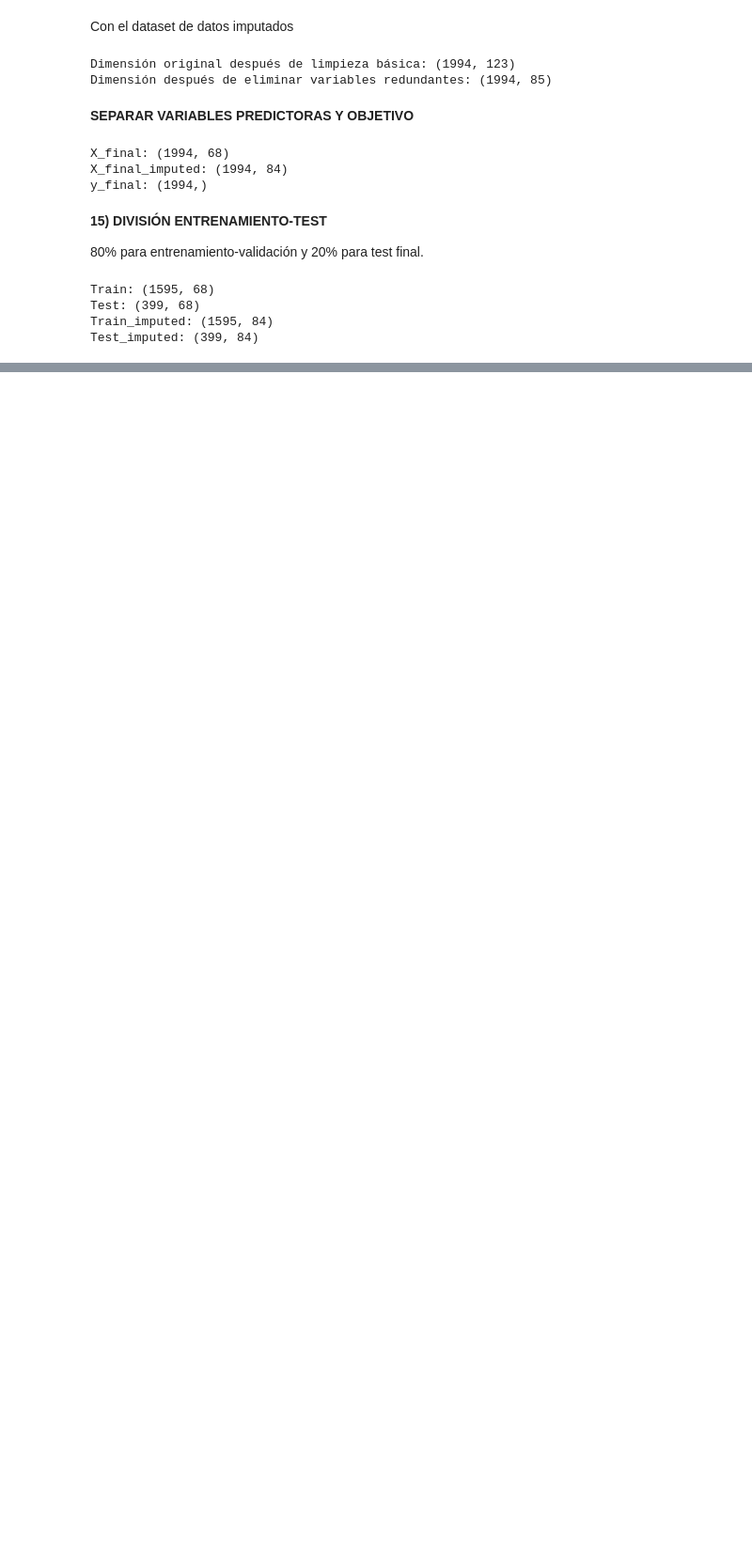
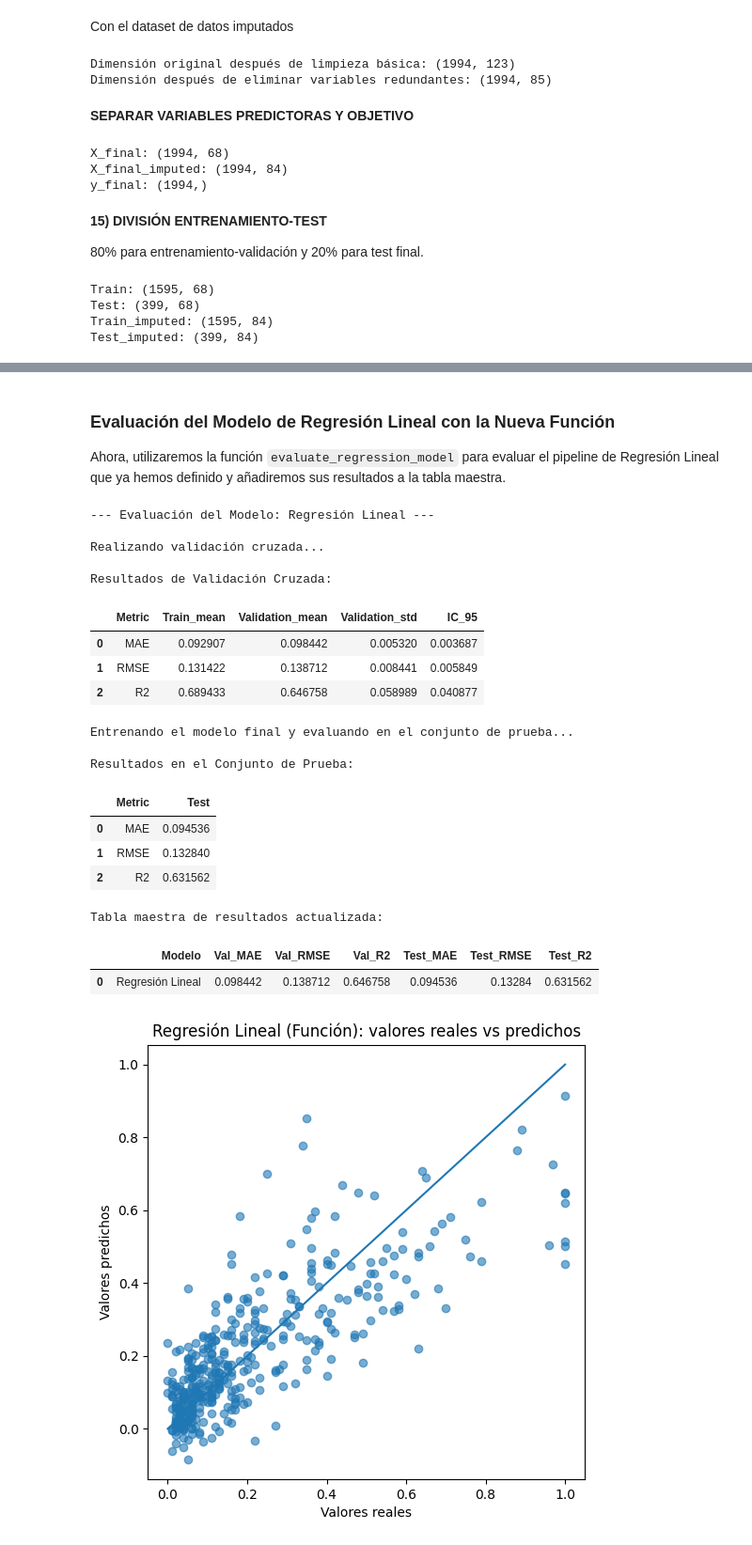
Before and after one commit to josemesa0112/machine-learning-repository, a Jupyter notebook: Machine_Learning_applied_to_Crime_Prediction.ipynb, the cells around one changed output, grey strips where cells are left out. Shown at 94% size. Saved outputs shown, nothing was run; the diff lists cells and outputs as text; code cells hidden in the pictures; blank space fills up the shorter version.

Commit message:
Linear Regresion and Random Forest

```diff
--- a/Machine_Learning_applied_to_Crime_Prediction.ipynb
+++ b/Machine_Learning_applied_to_Crime_Prediction.ipynb
@@ -405,0 +549,72 @@ Test_imputed: (399, 84)
+# %% [markdown]
+### Evaluación del Modelo de Regresión Lineal con la Nueva Función
+
+Ahora, utilizaremos la función `evaluate_regression_model` para evaluar el pipeline de Regresión Lineal que ya hemos definido y añadiremos sus resultados a la tabla maestra.
+# %%
+linear_regression_pipeline = Pipeline(steps=[
+    ("model", LinearRegression())
+])
+
+cv = KFold(n_splits=8, shuffle=True, random_state=42)
+
+scoring = {
+    "MAE": "neg_mean_absolute_error",
+    "RMSE": "neg_root_mean_squared_error",
+    "R2": "r2"
+}
+# %%
+val_mae_lr, val_rmse_lr, val_r2_lr, test_mae_lr, test_rmse_lr, test_r2_lr, y_pred_lr = \
+    evaluate_regression_model(
+        linear_regression_pipeline,
+        X_train, y_train, X_test, y_test,
+        cv,
+        scoring,
+        model_name="Regresión Lineal"
+    )
+
+# Eliminar la entrada existente si el modelo ya está en la tabla
+master_results_df = master_results_df[master_results_df['Modelo'] != "Regresión Lineal"].reset_index(drop=True)
+# Añadir los resultados a la tabla maestra
+master_results_df.loc[len(master_results_df)] = [
+    "Regresión Lineal",
+    val_mae_lr,
+    val_rmse_lr,
+    val_r2_lr,
+    test_mae_lr,
+    test_rmse_lr,
+    test_r2_lr
+]
+
+print("\nTabla maestra de resultados actualizada:")
+# Se muestra la tabla maestra con los resultados de Regresión Lineal
+display(master_results_df)
+
+# Opcional: Visualizar de nuevo los reales vs predichos para Regresión Lineal
+plt.figure(figsize=(6, 6))
+plt.scatter(y_test, y_pred_lr, alpha=0.6)
+plt.plot([y_test.min(), y_test.max()], [y_test.min(), y_test.max()])
+plt.xlabel("Valores reales")
+plt.ylabel("Valores predichos")
+plt.title("Regresión Lineal (Función): valores reales vs predichos")
+plt.show()
+# %% [output]
+--- Evaluación del Modelo: Regresión Lineal ---
+
+Realizando validación cruzada...
+
+Resultados de Validación Cruzada:
+|  | Metric | Train_mean | Validation_mean | Validation_std | IC_95 |
+| 0 | MAE | 0.092907 | 0.098442 | 0.005320 | 0.003687 |
+| 1 | RMSE | 0.131422 | 0.138712 | 0.008441 | 0.005849 |
+| 2 | R2 | 0.689433 | 0.646758 | 0.058989 | 0.040877 |
+Entrenando el modelo final y evaluando en el conjunto de prueba...
+
+Resultados en el Conjunto de Prueba:
+|  | Metric | Test |
+| 0 | MAE | 0.094536 |
+| 1 | RMSE | 0.132840 |
+| 2 | R2 | 0.631562 |
+Tabla maestra de resultados actualizada:
+|  | Modelo | Val_MAE | Val_RMSE | Val_R2 | Test_MAE | Test_RMSE | Test_R2 |
+| 0 | Regresión Lineal | 0.098442 | 0.138712 | 0.646758 | 0.094536 | 0.13284 | 0.631562 |
+[figure, added]
```
Also changed, not shown: parts of 13 cells of this notebook.
